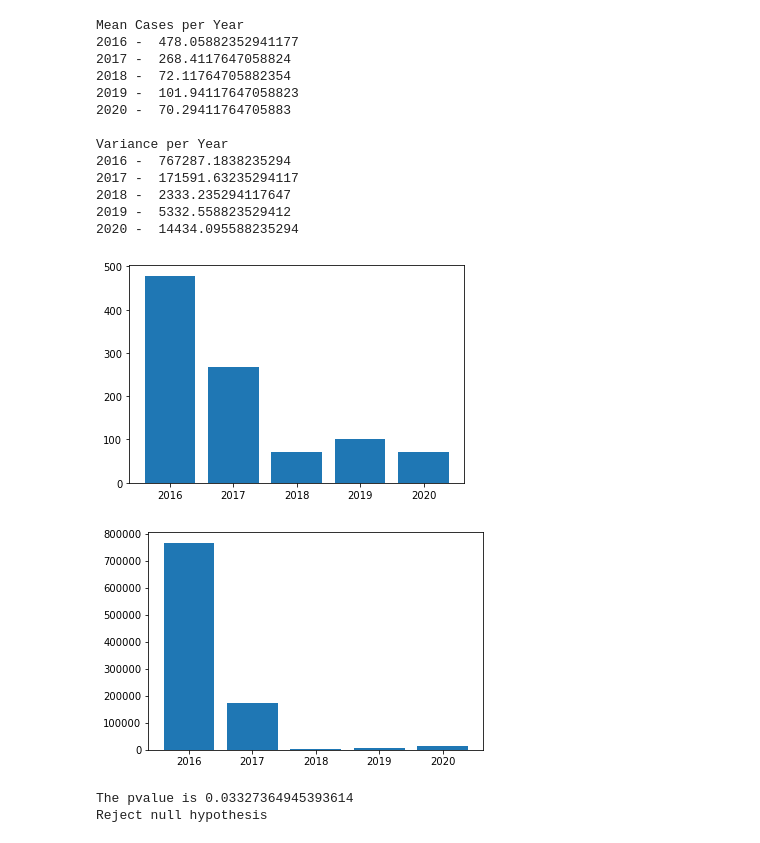
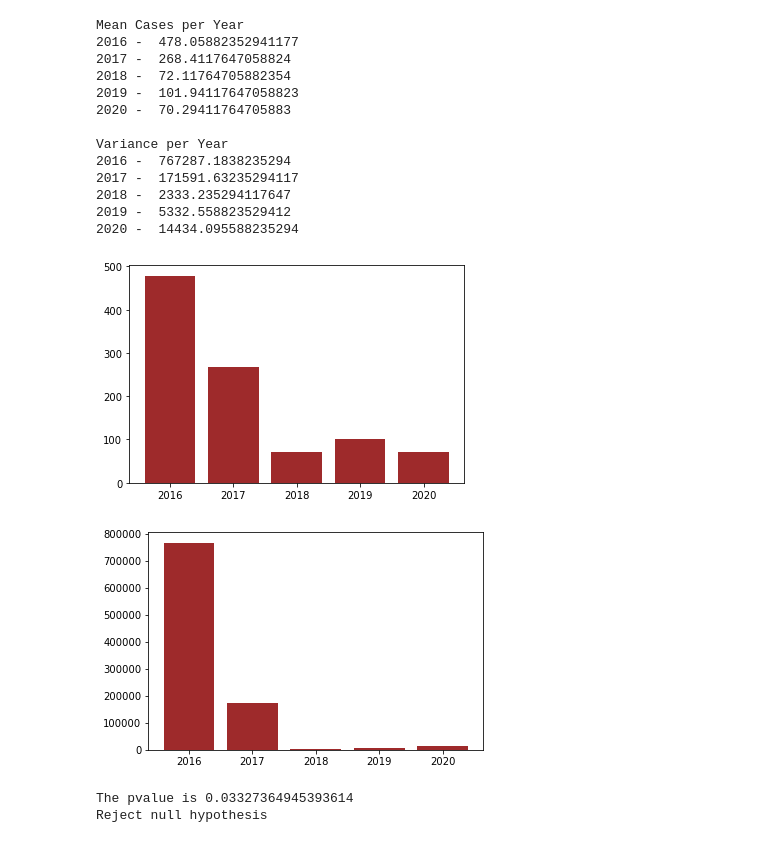
Before and after one commit to lowrainxx/DATA100-FinalProject, a Jupyter notebook: GROUP 2.ipynb, the cells around one changed output. Drawn from its saved outputs; the diff is of its cells as text; code cells hidden in the pictures.

```diff
--- a/GROUP 2.ipynb
+++ b/GROUP 2.ipynb
@@ -678,14 +679,14 @@ Variance per Year
 # %%
 x = [2016, 2017, 2018, 2019, 2020]
 
-plt.bar(x, meanYear)
+plt.bar(x, meanYear, color='#9e2a2b')
 plt.show()
 
-plt.bar(x, varYear)
+plt.bar(x, varYear, color='#9e2a2b')
 plt.show()
 # %% [output]
-[figure, old version]
+[figure, new version]
-[figure, old version]
+[figure, new version]
 # %%
 #one-way ANOVA
 fstat, pval = f_oneway(mean2016, mean2017, mean2018, mean2019, mean2020)
```
Also changed, not shown: parts of 8 cells of this notebook.
